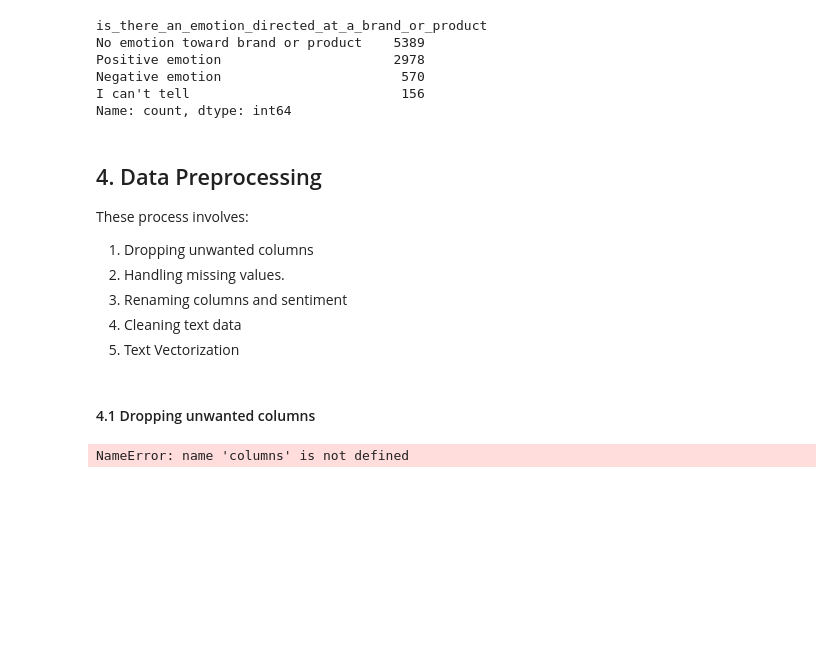
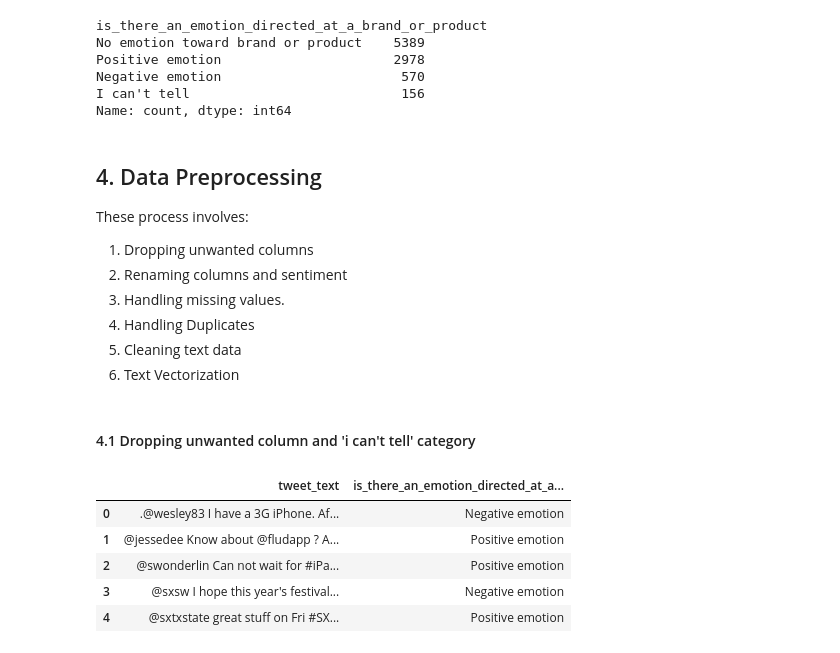
Before and after one commit to levine01/Twitter-Sentiment-Analysis, a Jupyter notebook: index.ipynb, the cells around one changed output. Drawn from its saved outputs; the diff is of its cells as text; code cells hidden in the pictures; blank space fills up the shorter version.

```diff
--- a/index.ipynb
+++ b/index.ipynb
@@ -168,14 +156,21 @@ Name: count, dtype: int64
 These process involves:
 
 1. Dropping unwanted columns
-2. Handling missing values.
-3. Renaming columns and sentiment
-4. Cleaning text data
-5. Text Vectorization
+2. Renaming columns and sentiment
+3. Handling missing values.
+4. Handling Duplicates
+5. Cleaning text data
+6. Text Vectorization
 # %% [markdown]
-#### 4.1 Dropping unwanted columns
+#### 4.1 Dropping unwanted column and 'i can't tell' category
-# %%
-# dropping emotion_in_tweet_is_directed_at column since we wont be using it modelling
-data = data.drop(columns['emotion_in_tweet_is_directed_at'])
-# %% [output]
-NameError: name 'columns' is not defined
+# %%
+# drop unnecessary columns
+data = data.drop(['emotion_in_tweet_is_directed_at'], axis=1)
+data.head()
+# %% [output]
+|  | tweet_text | is_there_an_emotion_directed_at_a... |
+| 0 | .@wesley83 I have a 3G iPhone. Af... | Negative emotion |
+| 1 | @jessedee Know about @fludapp ? A... | Positive emotion |
+| 2 | @swonderlin Can not wait for #iPa... | Positive emotion |
+| 3 | @sxsw I hope this year's festival... | Negative emotion |
+| 4 | @sxtxstate great stuff on Fri #SX... | Positive emotion |
```
Also changed, not shown: parts of 17 cells of this notebook.
